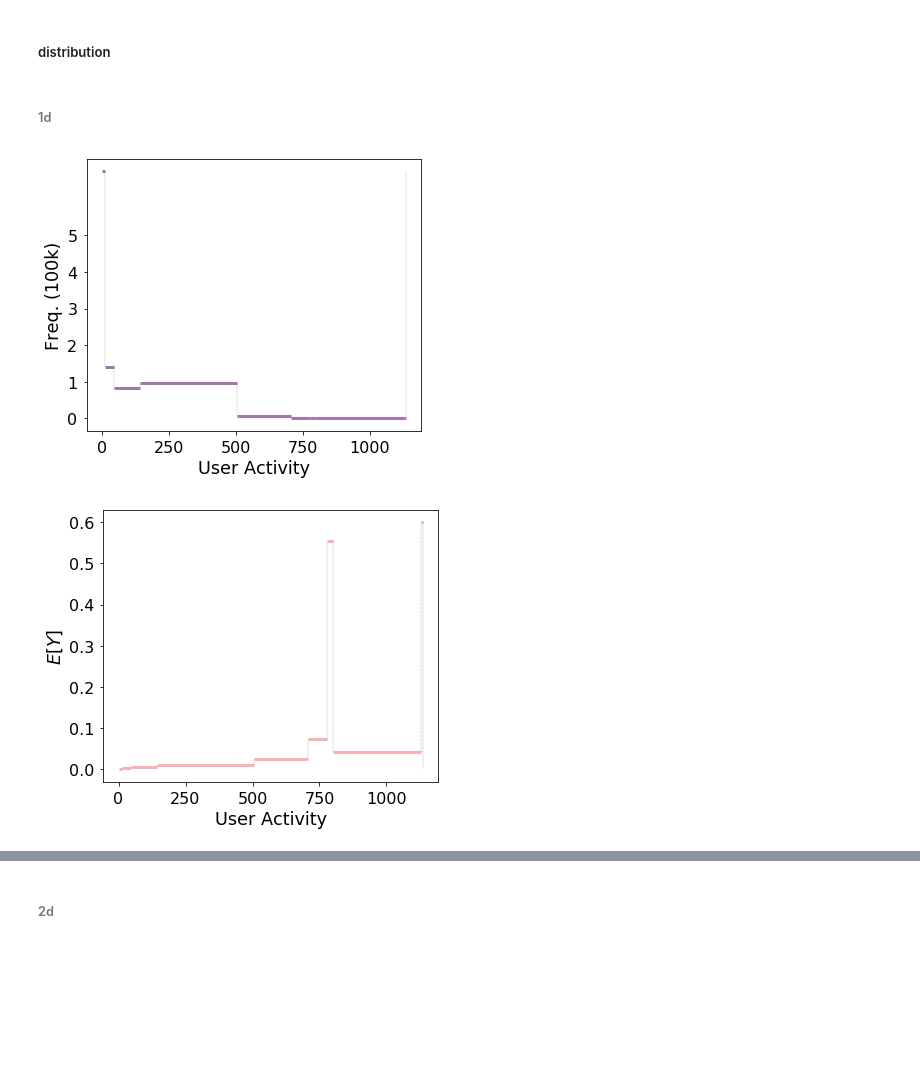
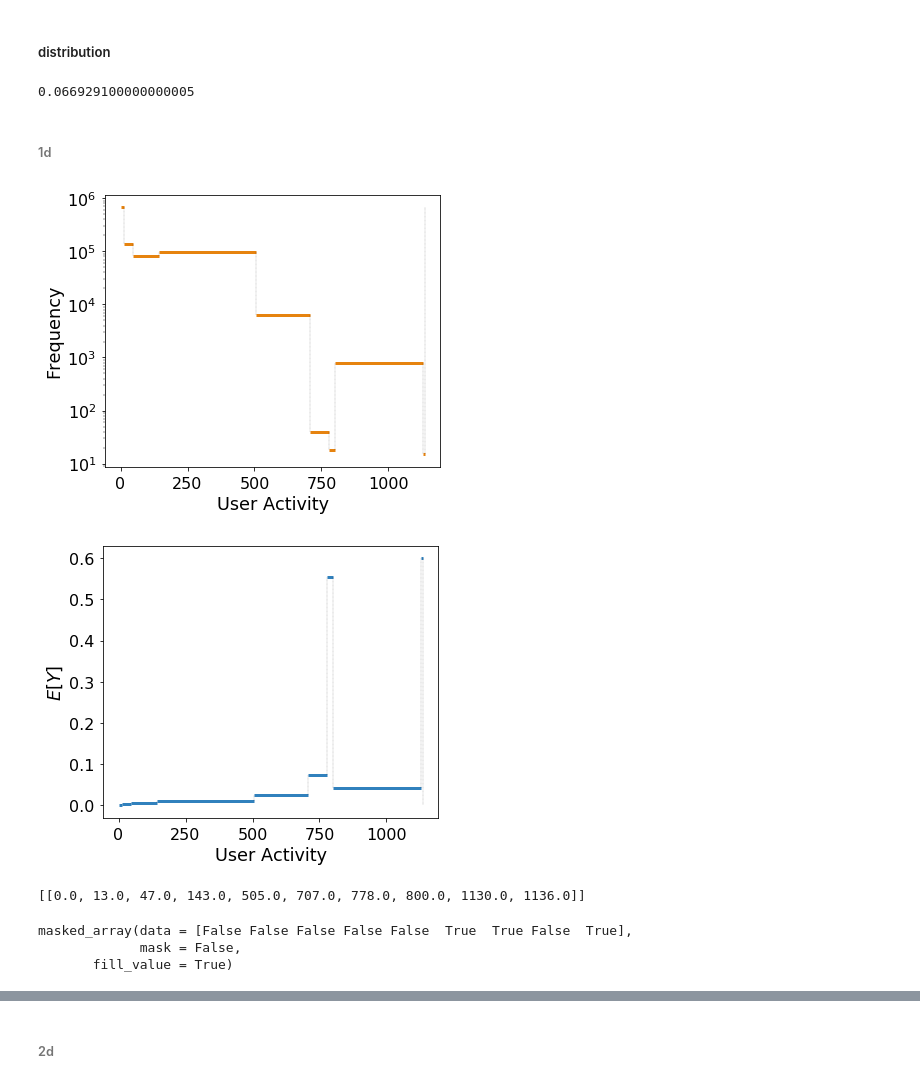
Before and after one commit to peterfennell/S3D, a Jupyter notebook: replicate/3-visualize-models.ipynb, the cells around one changed output, grey strips where cells are left out. Saved outputs shown, nothing was run; the diff lists cells and outputs as text; code cells hidden in the pictures; blank space fills up the shorter version.

Commit message:
update figures

```diff
--- a/replicate/3-visualize-models.ipynb
+++ b/replicate/3-visualize-models.ipynb
@@ -38,0 +52,3 @@ my_cmap = mc.LinearSegmentedColormap.from_list('my_cmap', ['#2E4C90', 'lightgray
+# %%
+from pys3d import PYS3D
+s3d = PYS3D('xx')
@@ -394,2 +520,7 @@ _ = ax.set_ylim([ymin*1.03, ymax*1.03])
 # %% [markdown]
 ##### distribution
+# %%
+thres = s3d.calculate_disc_threshold(model_folder, 3)
+thres
+# %% [output]
+0.066929100000000005
@@ -403,24 +537,41 @@ splits_at_dim, N_dim, intensity_dim, pred_dim, chosen_f_dim = utils.visualize_s3
 # %%
 fig, ax = utils.visualize_s3d_model_1d(splits_at_dim, N_dim,
                                        xlab=feature_list[0],
-                                       ylab='Freq. (100k)',
-                                       xscale='linear', yscale='linear',
+                                       ylab='Frequency',
+                                       xscale='linear', yscale='log',
+                                       #xscale='symlog', yscale='log',
                                        #hlines_kwargs={'color': color_list[0], 'linewidth': 3}
-                                       hlines_kwargs={'color': purple_color, 'linewidth': 3},
+                                       #hlines_kwargs={'color': purple_color, 'linewidth': 3},
+                                       hlines_kwargs={'color': orange_color, 'linewidth': 3},
                                        figsize=(6,5),
                                       )
 #ax.set_xlabel('Signup Percentile')
-ax.set_yticks([int(i*1e5) for i in range(6)])
-_ = ax.set_yticklabels(pd.np.arange(6))
+#ax.set_yticks([int(i*1e5) for i in range(6)])
+#_ = ax.set_yticklabels(pd.np.arange(6))
+fig.savefig(fname='figures/freq_{}_{}.png'.format(data_name.split('_')[0], dim),
+            bbox_inches = 'tight')
 # %% [output]
-[figure, old version]
+[figure, new version]
 # %%
 fig, ax = utils.visualize_s3d_model_1d(splits_at_dim, intensity_dim,
                                        xlab=feature_list[0], ylab=r'$E[Y]$',
                                        xscale='linear', yscale='linear',
                                        #hlines_kwargs={'color': orange_color, 'linewidth': 3}
-                                       hlines_kwargs={'color': '#FDB0B4', 'linewidth': 3},
+                                       #hlines_kwargs={'color': '#FDB0B4', 'linewidth': 3},
+                                       hlines_kwargs={'color': blue_color, 'linewidth': 3},
                                        figsize=(6,5),
                                       )
+fig.savefig(fname='figures/ey_{}_{}.png'.format(data_name.split('_')[0], dim),
+            bbox_inches = 'tight')
 # %% [output]
-[figure, old version]
+[figure, new version]
+# %%
+splits_at_dim
+# %% [output]
+[[0.0, 13.0, 47.0, 143.0, 505.0, 707.0, 778.0, 800.0, 1130.0, 1136.0]]
+# %%
+pred_dim
+# %% [output]
+masked_array(data = [False False False False False  True  True False  True],
+             mask = False,
+       fill_value = True)
```
Also changed, not shown: parts of 59 cells of this notebook, 25 other files.
